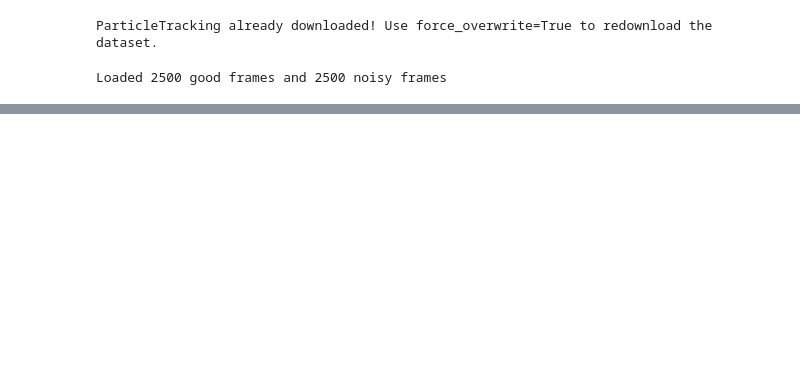
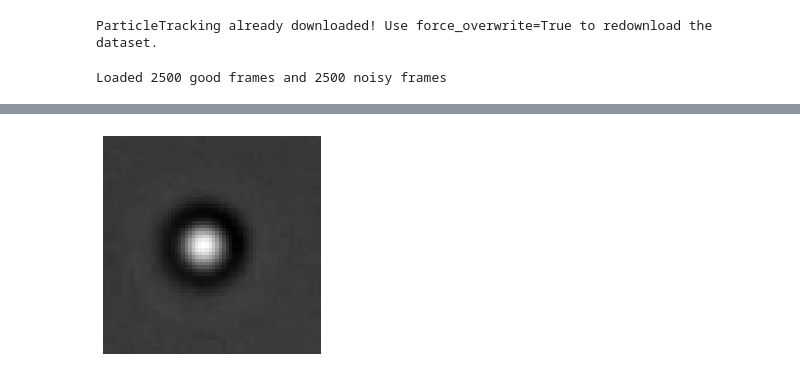
Before and after one commit to DeepTrackAI/DeepTrack2, a Jupyter notebook: tutorials/train_label_free_particle_tracker.ipynb, the cells around one changed output, grey strips where cells are left out. Saved outputs shown, nothing was run; the diff lists cells and outputs as text; code cells hidden in the pictures; blank space fills up the shorter version.

```diff
--- a/tutorials/train_label_free_particle_tracker.ipynb
+++ b/tutorials/train_label_free_particle_tracker.ipynb
@@ -270,0 +266,6 @@ for idx, frame in enumerate(good_frames):
+# %%
+plt.imshow(good_frames[0], cmap="gray")
+plt.axis("off")
+plt.savefig("./particle.png")
+# %% [output]
+[figure, added]
```
Also changed, not shown: parts of 10 cells of this notebook, 4 other files.
